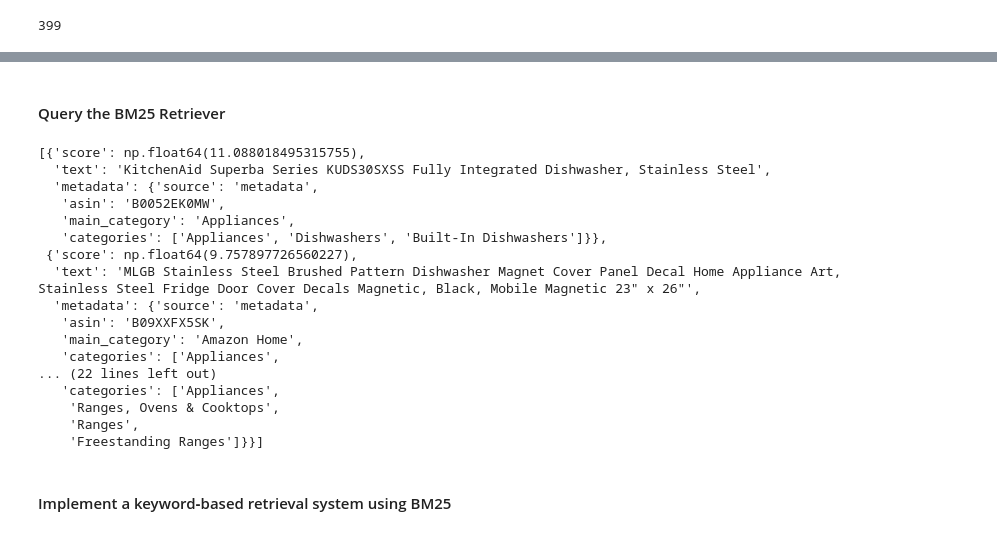
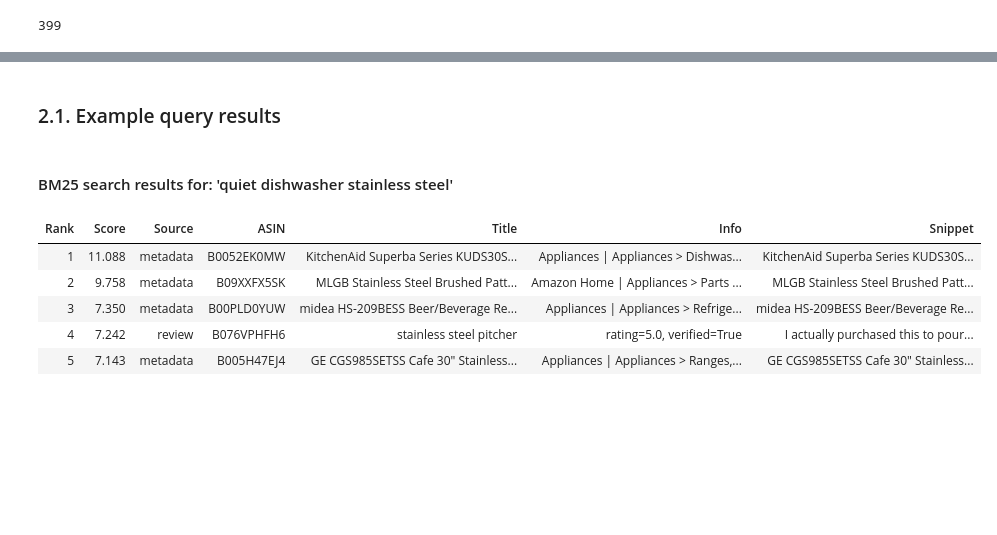
Before and after one commit to UBC-MDS/DSCI_575_project_yuhengo_mkcchoy, a Jupyter notebook: notebooks/milestone1_exploration.ipynb, the cells around one changed output, grey strips where cells are left out. Cells and saved outputs as stored; diff of their text form; code cells hidden in the pictures; blank space fills up the shorter version.

```diff
--- a/notebooks/milestone1_exploration.ipynb
+++ b/notebooks/milestone1_exploration.ipynb
@@ -15,0 +42,15 @@ import os
+# %%
+def load_jsonl_gz(path, n=200):
+    '''
+    load first N records from a .jsonl.gz file
+    '''
+    records = []
+    with gzip.open(path, "rt", encoding="utf-8") as f:
+        for i, line in enumerate(f):
+            if i >= n:
+                break
+            try:
+                records.append(json.loads(line))
+            except json.JSONDecodeError:
+                continue
+    return records
@@ -229,39 +249,15 @@ Loaded BM25 index and corpus from: ../retrieval_artifacts
 # %% [markdown]
-#### Query the BM25 Retriever
+### 2.1. Example query results
 # %%
-def bm25_search(query, k=5):
-    query_tokens = tokenize(query)
-    scores = bm25.get_scores(query_tokens)
-    top_k_idx = scores.argsort()[-k:][::-1]
+query = "quiet dishwasher stainless steel"
+results = bm25_search(query, bm25, documents, k=5)
 
-    results = []
-    for idx in top_k_idx:
-        results.append({
-            "score": scores[idx],
-            "text": corpus[idx],
-            "metadata": documents[idx].metadata
-        })
-    return results
-
-results = bm25_search("quiet dishwasher with stainless steel interior", k=5)
-results
+display_search_results(results, query=query, system_name="BM25 search");
 # %% [output]
-[{'score': np.float64(11.088018495315755),
-  'text': 'KitchenAid Superba Series KUDS30SXSS Fully Integrated Dishwasher, Stainless Steel',
-  'metadata': {'source': 'metadata',
-   'asin': 'B0052EK0MW',
-   'main_category': 'Appliances',
-   'categories': ['Appliances', 'Dishwashers', 'Built-In Dishwashers']}},
- {'score': np.float64(9.757897726560227),
-  'text': 'MLGB Stainless Steel Brushed Pattern Dishwasher Magnet Cover Panel Decal Home Appliance Art, Stainless Steel Fridge Door Cover Decals Magnetic, Black, Mobile Magnetic 23" x 26"',
-  'metadata': {'source': 'metadata',
-   'asin': 'B09XXFX5SK',
-   'main_category': 'Amazon Home',
-   'categories': ['Appliances',
-... (22 lines left out)
-   'categories': ['Appliances',
-    'Ranges, Ovens & Cooktops',
-    'Ranges',
-    'Freestanding Ranges']}}]
+#### BM25 search results for: 'quiet dishwasher stainless steel'
+| Rank | Score | Source | ASIN | Title | Info | Snippet |
+| 1 | 11.088 | metadata | B0052EK0MW | KitchenAid Superba Series KUDS30S... | Appliances | Appliances > Dishwas... | KitchenAid Superba Series KUDS30S... |
+| 2 | 9.758 | metadata | B09XXFX5SK | MLGB Stainless Steel Brushed Patt... | Amazon Home | Appliances > Parts ... | MLGB Stainless Steel Brushed Patt... |
+| 3 | 7.350 | metadata | B00PLD0YUW | midea HS-209BESS Beer/Beverage Re... | Appliances | Appliances > Refrige... | midea HS-209BESS Beer/Beverage Re... |
+| 4 | 7.242 | review | B076VPHFH6 | stainless steel pitcher | rating=5.0, verified=True | I actually purchased this to pour... |
+| 5 | 7.143 | metadata | B005H47EJ4 | GE CGS985SETSS Cafe 30" Stainless... | Appliances | Appliances > Ranges,... | GE CGS985SETSS Cafe 30" Stainless... |
-# %% [markdown]
-#### Implement a keyword‑based retrieval system using BM25
```
Also changed, not shown: parts of 31 cells of this notebook, 2 other files.
